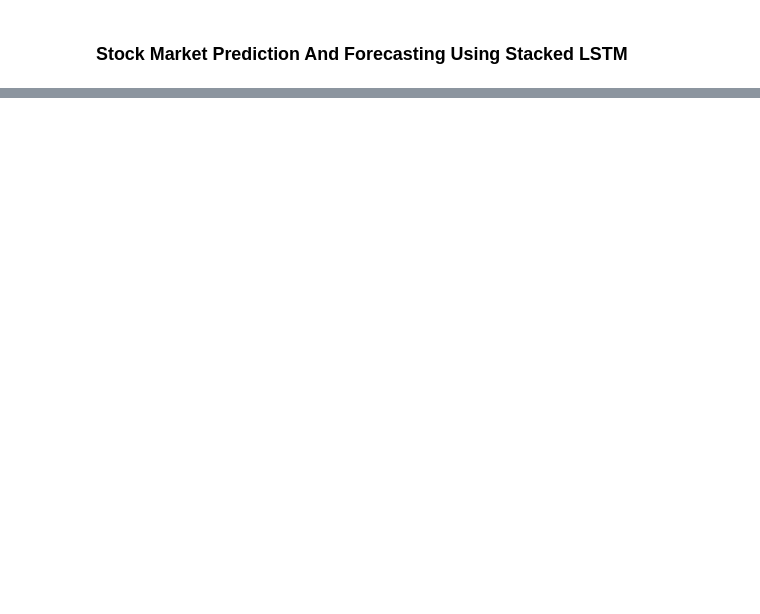
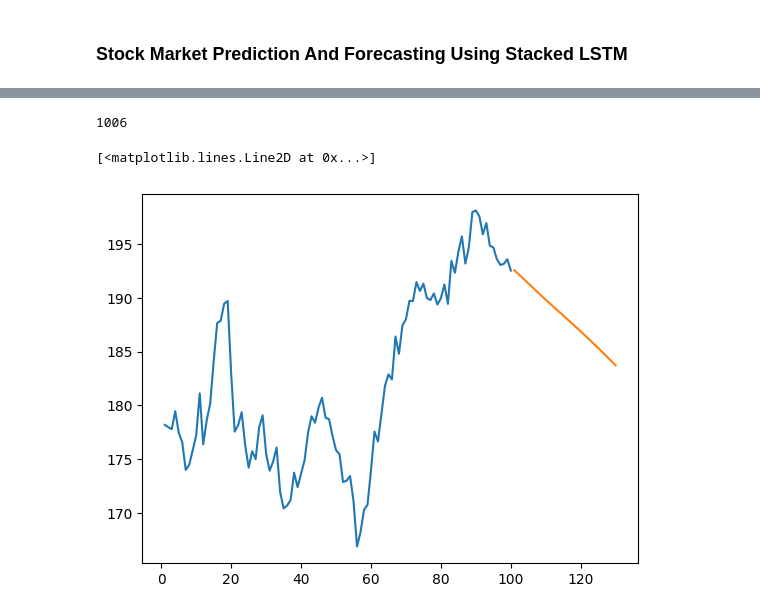
Before and after one commit to Jiten28/StockMentor, a Jupyter notebook: StockMentor.ipynb, the cells around one changed output, grey strips where cells are left out. Drawn from its saved outputs; the diff is of its cells as text; code cells hidden in the pictures; blank space fills up the shorter version.

```diff
--- a/StockMentor.ipynb
+++ b/StockMentor.ipynb
@@ -5,9 +5,11 @@
 import tiingo
 import pandas_datareader as pdr
 # %%
-key="Tiingo API Token"
+key="Tingo Key"
 
-StockName = 'TCS'
+StockName = 'AAPL'
+
+FileName = 'AAPL.csv'
 
 time_step = 100
 
@@ -20,6 +22,6 @@ df.to_csv('TCS.csv')
 # %%
 import pandas as pd
 # %%
-df=pd.read_csv('TCS.csv')
+df=pd.read_csv(FileName)
 # %%
 df.head()
@@ -181,9 +352,16 @@ day_pred=np.arange(101,131)
 import matplotlib.pyplot as plt
 # %%
 len(df1)
+# %% [output]
+1006
 # %%
-plt.plot(day_new,scaler.inverse_transform(df1[1156:]))
+prvData = len(df1)-100
+
+plt.plot(day_new,scaler.inverse_transform(df1[prvData:]))
 plt.plot(day_pred,scaler.inverse_transform(lst_output))
+# %% [output]
+[<matplotlib.lines.Line2D at 0x...>]
+[figure, added]
 # %%
 df3=df1.tolist()
 df3.extend(lst_output)
```
Also changed, not shown: parts of 26 cells of this notebook, 1 other file.
